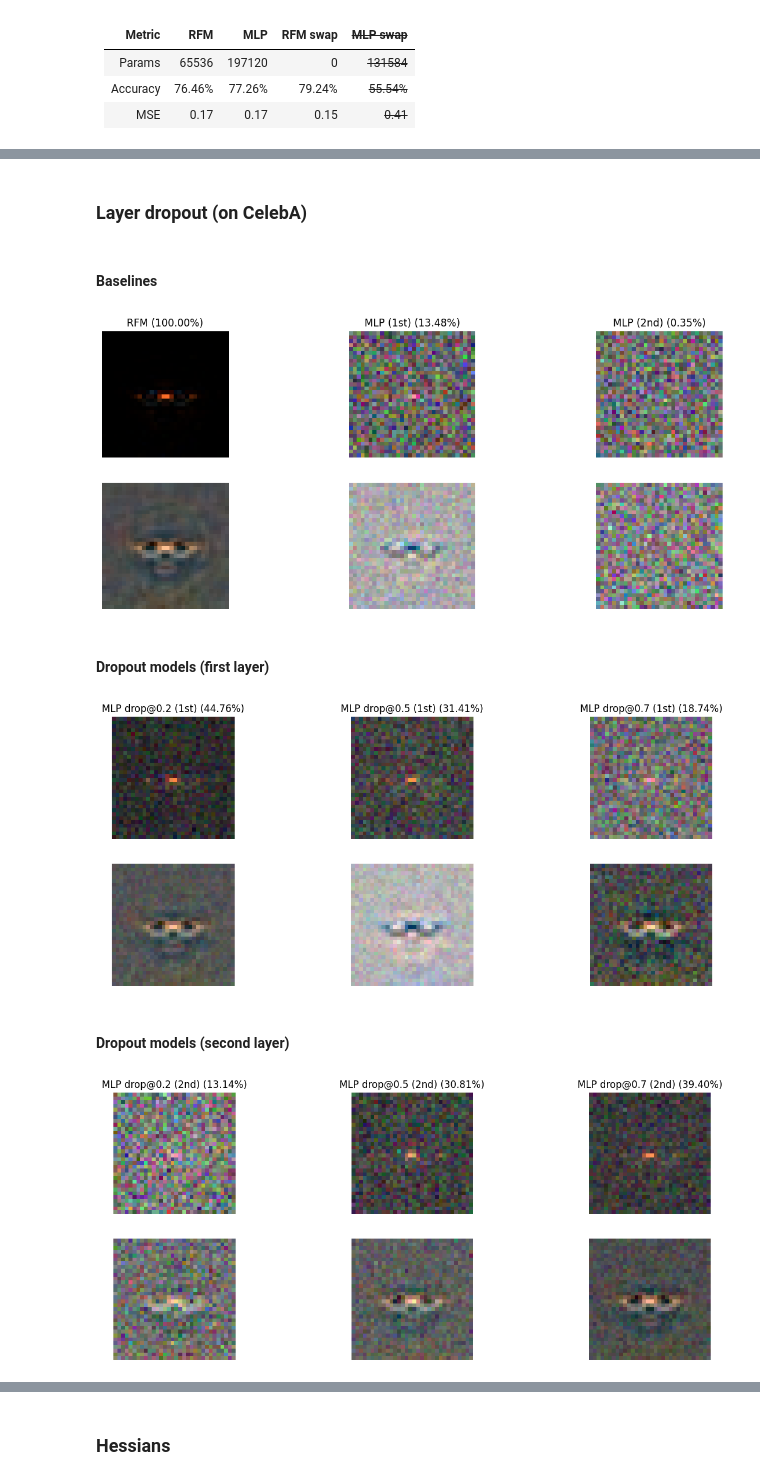
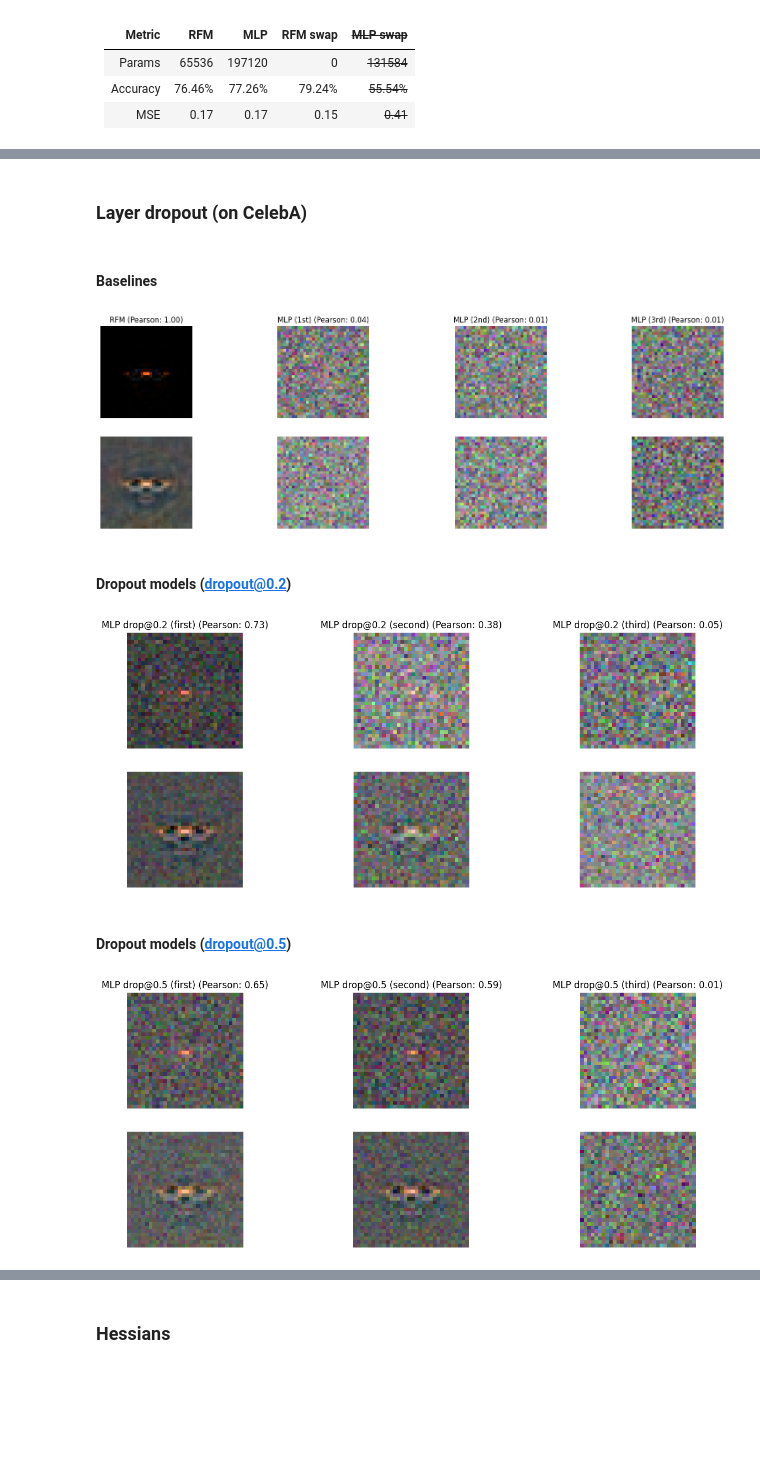
Before and after one commit to gerkone/recursive_feature_machines_praktikum, a Jupyter notebook: praktikum/extension.ipynb, the cells around one changed output, grey strips where cells are left out. Drawn from its saved outputs; the diff is of its cells as text; code cells hidden in the pictures; blank space fills up the shorter version.

```diff
--- a/praktikum/extension.ipynb
+++ b/praktikum/extension.ipynb
@@ -247,9 +248,8 @@ n_params = sum(p.numel() for p in mlp.parameters() if p.requires_grad)
 # %%
 printmd(f"### Feature swap")
 
-# not retraining, matrix update happens after evaluation
 _, mse_rfm_swap, acc_rfm_swap, _ = rfm.train(
-    stl10_trainloader, stl10_testloader, iters=1, M=mlp.M
+    stl10_trainloader, stl10_testloader, iters=0, M=mlp.M
 )
 mse_mlp_swap, acc_mlp_swap = nn.val_step(mlp.set_M(M_rfm, "eig"), stl10_testloader)
 
@@ -273,12 +273,11 @@ printmd(table)
 # %%
 printmd(f"### Feature destroy")
 
-# not retraining, matrix update happens after evaluation
 _, mse_rfm_unif, acc_rfm_unif, _ = rfm.train(
-    stl10_trainloader, stl10_testloader, iters=3, M=torch.rand(M_rfm.shape)
+    stl10_trainloader, stl10_testloader, iters=0, M=torch.rand(M_rfm.shape)
 )
 _, mse_rfm_eye, acc_rfm_eye, _ = rfm.train(
-    stl10_trainloader, stl10_testloader, iters=1, M=torch.eye(mlp.M.shape[0])
+    stl10_trainloader, stl10_testloader, iters=0, M=torch.eye(mlp.M.shape[0])
 )
 mse_mlp_unif, acc_mlp_unif = nn.val_step(mlp.destroy_M("uniform"), stl10_testloader)
 mse_mlp_eye, acc_mlp_eye = nn.val_step(mlp.destroy_M("eye"), stl10_testloader)
@@ -304,6 +303,6 @@ printmd(table)
 # %%
 from scipy.stats import pearsonr
-from utils.visualize import visualize_M_dict, get_diagonal_features
+from utils.visualize import visualize_M_dict, get_max_eigenvector
 
 
 printmd(f"### Layer dropout (on CelebA)")
@@ -314,7 +313,7 @@ mlp, mse_mlp, acc_mlp, _ = nn.train(
     celeba_trainloader,
     celeba_valloader,
     celeba_testloader,
-    num_epochs=200,
+    num_epochs=1000,
     num_layers=5,
     lr=1e-2,
     width=dim,
@@ -339,62 +338,56 @@ for threshold in [0.2, 0.5, 0.7]:
 
     mlp_drop[key], mse_mlp_drop[key], acc_mlp_drop[key], _ = nn.train(
         celeba_trainloader,
         celeba_valloader,
         celeba_testloader,
         model=mlp_drop[key],
-        num_epochs=200,
+        num_epochs=1000,
         lr=1e-2,
     )
 
-diag_rfm = get_diagonal_features(M_rfm).flatten()
-diag_mlp = get_diagonal_features(mlp.M).flatten()
-diag_mlp_2nd = get_diagonal_features(mlp.M_second).flatten()
-P_mlp = np.abs(pearsonr(diag_rfm, diag_mlp).statistic)
-P_mlp_2nd = np.abs(pearsonr(diag_rfm, diag_mlp_2nd).statistic)
+eig_rfm = get_max_eigenvector(M_rfm).flatten()
+eig_mlp = get_max_eigenvector(mlp.M).flatten()
+eig_mlp_2nd = get_max_eigenvector(mlp.M_second).flatten()
+P_mlp = np.abs(pearsonr(eig_rfm, eig_mlp).statistic)
+P_mlp_2nd = np.abs(pearsonr(eig_rfm, eig_mlp_2nd).statistic)
 
 
 printmd(f"#### Baselines")
 F_dict_base, _ = visualize_M_dict(
     {
-        "RFM": (100, M_rfm),
-        "MLP (1st)": (P_mlp * 100, mlp.M),
-        "MLP (2nd)": (P_mlp_2nd * 100, mlp.M_second),
-    }
+        "RFM": (1, M_rfm),
+        "MLP (1st)": (P_mlp, mlp.M),
+        "MLP (2nd)": (P_mlp_2nd, mlp.M_second),
+        "MLP (3rd)": (P_mlp_2nd, mlp.M_third),
+    },
+    is_pearson=True
 )
 plt.show()
 
-printmd(f"#### Dropout models (first layer)")
-Ms = {}
 for threshold, mlp_th in mlp_drop.items():
-    diag_mlp_drop = get_diagonal_features(mlp_th.M).flatten()
-    P_mlp_drop = np.abs(pearsonr(diag_rfm, diag_mlp_drop).statistic)
-    Ms[f"MLP drop@{threshold} (1st)"] = (P_mlp_drop * 100, mlp_th.M)
-F_dict_first, _ = visualize_M_dict(Ms)
-plt.show()
+    printmd(f"#### Dropout models (dropout@{threshold})")
+    Ms = {}
+    for layer in ["first", "second", "third"]:
+        M_th = getattr(mlp_th, "M" if layer == "first" else f"M_{layer}")
+        eig_mlp_drop = get_max_eigenvector(M_th).flatten()
+        P_mlp_drop = np.abs(pearsonr(eig_rfm, eig_mlp_drop).statistic)
+        Ms[f"MLP drop@{threshold} ({layer})"] = (P_mlp_drop, M_th)
 
-printmd(f"#### Dropout models (second layer)")
-Ms = {}
-for threshold, mlp_th in mlp_drop.items():
-    diag_mlp_drop_2nd = get_diagonal_features(mlp_th.M_second).flatten()
-    P_mlp_drop_2nd = np.abs(pearsonr(diag_rfm, diag_mlp_drop_2nd).statistic)
-    Ms[f"MLP drop@{threshold} (2nd)"] = (P_mlp_drop_2nd * 100, mlp_th.M_second)
-F_dict_second, _ = visualize_M_dict(Ms)
-plt.show()
-
-F_dict = {**F_dict_base, **F_dict_first, **F_dict_second}
+    F_dict_first, _ = visualize_M_dict(Ms, is_pearson=True)
+    plt.show()
 
 
 table = f"| Metric | MLP | MLP drop@{' | MLP drop@'.join(mlp_drop.keys())} |\n"
 table += f"| --- | --- {'| ---' * len(mlp_drop.keys())} |\n"
 table += f"| Accuracy | {acc_mlp:.2f}% | {'|'.join([f'{acc:.2f}%' for acc in acc_mlp_drop.values()])} |\n"
 table += f"| MSE | {mse_mlp:.2f} | {'|'.join([f'{mse:.2f}' for mse in mse_mlp_drop.values()])} |\n"
 
 printmd(table)
 # %% [output]
 ### Layer dropout (on CelebA)
 #### Baselines
-[figure, old version]
+[figure, new version]
-#### Dropout models (first layer)
+#### Dropout models (dropout@0.2)
-[figure, old version]
+[figure, new version]
-#### Dropout models (second layer)
+#### Dropout models (dropout@0.5)
-[figure, old version]
+[figure, new version]
```
Also changed, not shown: parts of 21 cells of this notebook, 4 other files.
